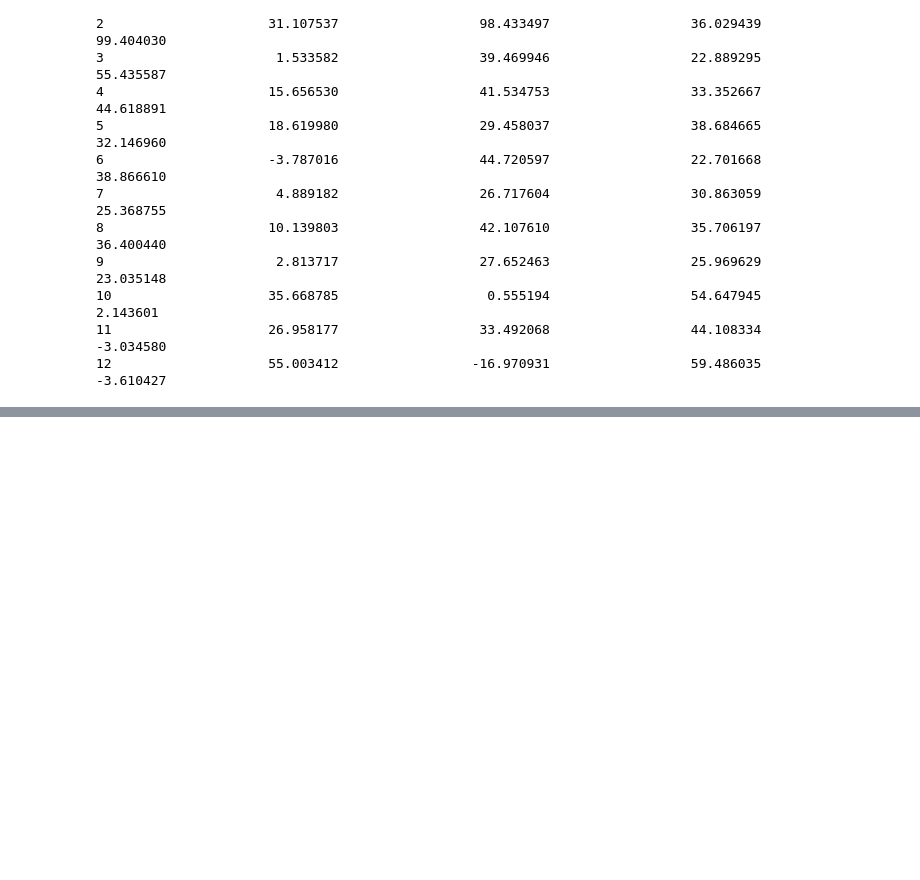
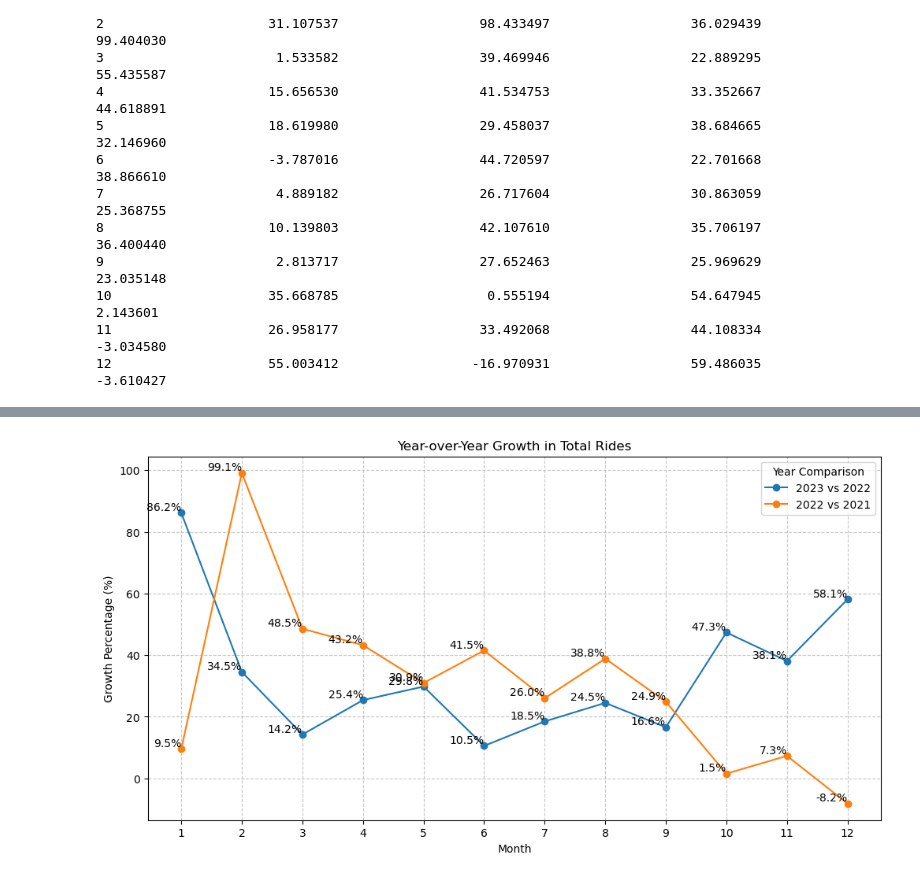
Before and after one commit to rakeshtparayil/capital_bike_share, a Jupyter notebook: capital_bike_share_EDA.ipynb, the cells around one changed output, grey strips where cells are left out. Cells and saved outputs as stored; diff of their text form; code cells hidden in the pictures; blank space fills up the shorter version.

```diff
--- a/capital_bike_share_EDA.ipynb
+++ b/capital_bike_share_EDA.ipynb
@@ -239,0 +341,39 @@ date
+# %%
+
+# Ensure 'date' is in datetime format
+bike_hourly_new['date'] = pd.to_datetime(bike_hourly_new['date'])
+
+# Extract year and month for grouping
+bike_hourly_new['YearMonth'] = bike_hourly_new['date'].dt.to_period('M')
+bike_hourly_new['Year'] = bike_hourly_new['date'].dt.year
+bike_hourly_new['Month'] = bike_hourly_new['date'].dt.month
+
+# Group by year and month and sum total rides
+yearly_rides = bike_hourly_new.groupby(['Year', 'Month'])['total_rides'].sum().reset_index()
+
+# Pivot the data to have years as columns for comparison
+pivot_rides = yearly_rides.pivot(index='Month', columns='Year', values='total_rides')
+
+# Calculate year-over-year growth percentage
+pivot_rides['growth_2023_vs_2022'] = ((pivot_rides[2023] - pivot_rides[2022]) / pivot_rides[2022]) * 100
+pivot_rides['growth_2022_vs_2021'] = ((pivot_rides[2022] - pivot_rides[2021]) / pivot_rides[2021]) * 100
+
+# Plot the year-over-year growth with percentage labels
+plt.figure(figsize=(12, 6))
+for column, label in zip(['growth_2023_vs_2022', 'growth_2022_vs_2021'], ['2023 vs 2022', '2022 vs 2021']):
+    plt.plot(pivot_rides.index, pivot_rides[column], marker='o', label=label)
+    for i, value in enumerate(pivot_rides[column]):
+        plt.text(pivot_rides.index[i], value, f'{value:.1f}%', ha='right', va='bottom')
+
+# Customize plot
+plt.title('Year-over-Year Growth in Total Rides')
+plt.xlabel('Month')
+plt.ylabel('Growth Percentage (%)')
+plt.xticks(range(1, 13))  # Ensure all months are represented
+plt.legend(title='Year Comparison')
+plt.grid(True, linestyle='--', alpha=0.7)
+
+# Show the plot
+plt.show()
+# %% [output]
+[figure, added]
```
Also changed, not shown: parts of 15 cells of this notebook, 1 other file.
